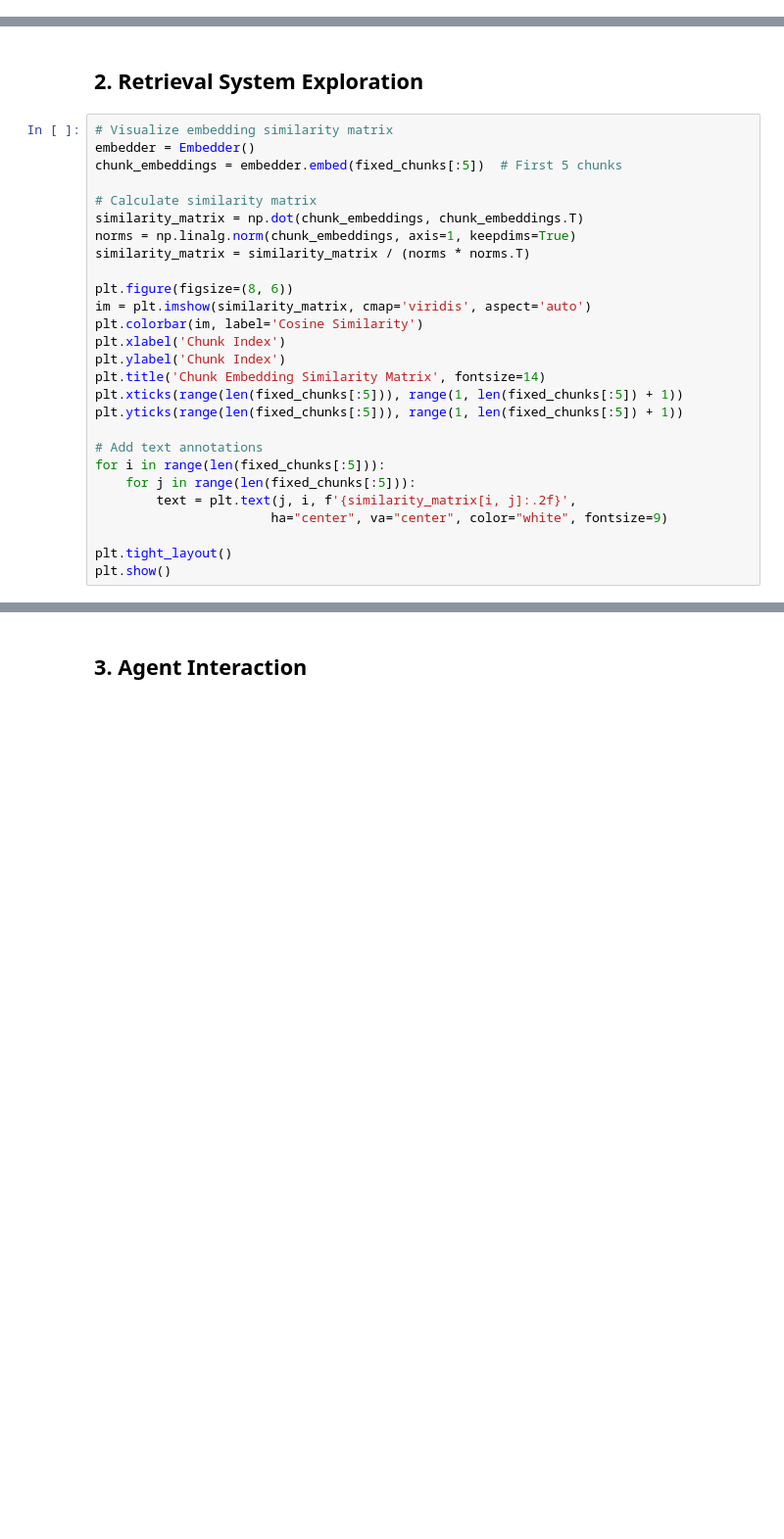
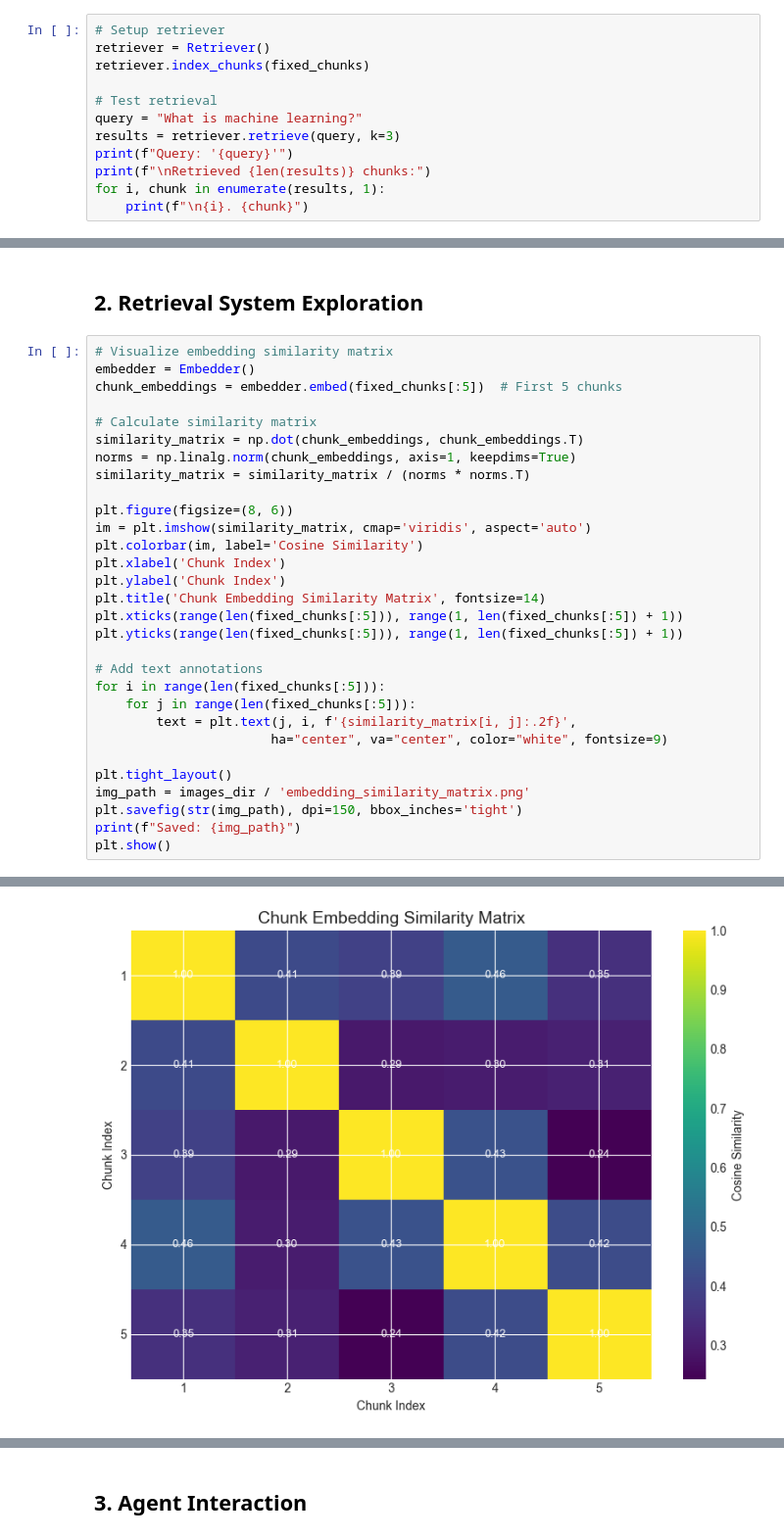
Before and after one commit to I2S9/LLM-based-Document-Reasoning-Agent, a Jupyter notebook: notebooks/exploration.ipynb, the cells around one changed output, grey strips where cells are left out. Shown at 98% size. Drawn from its saved outputs; the diff is of its cells as text; blank space fills up the shorter version.

```diff
--- a/notebooks/exploration.ipynb
+++ b/notebooks/exploration.ipynb
@@ -104,0 +124,12 @@ for i, (chunk, score) in enumerate(scored_results, 1):
+# %%
+# Setup retriever
+retriever = Retriever()
+retriever.index_chunks(fixed_chunks)
+
+# Test retrieval
+query = "What is machine learning?"
+results = retriever.retrieve(query, k=3)
+print(f"Query: '{query}'")
+print(f"\nRetrieved {len(results)} chunks:")
+for i, chunk in enumerate(results, 1):
+    print(f"\n{i}. {chunk}")
@@ -130,4 +171,8 @@ for i in range(len(fixed_chunks[:5])):
                        ha="center", va="center", color="white", fontsize=9)
 
 plt.tight_layout()
+img_path = images_dir / 'embedding_similarity_matrix.png'
+plt.savefig(str(img_path), dpi=150, bbox_inches='tight')
+print(f"Saved: {img_path}")
 plt.show()
+# %% [output]
@@ -134,3 +180,4 @@ plt.show()
+[figure, added]
 # %%
 # Setup retriever
 retriever = Retriever()
```
Also changed, not shown: parts of 12 cells of this notebook, 11 other files.
